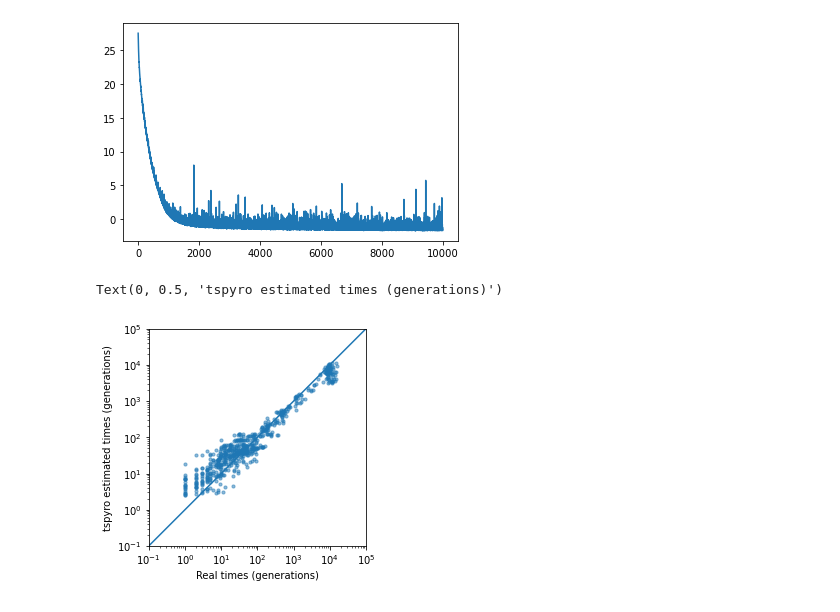
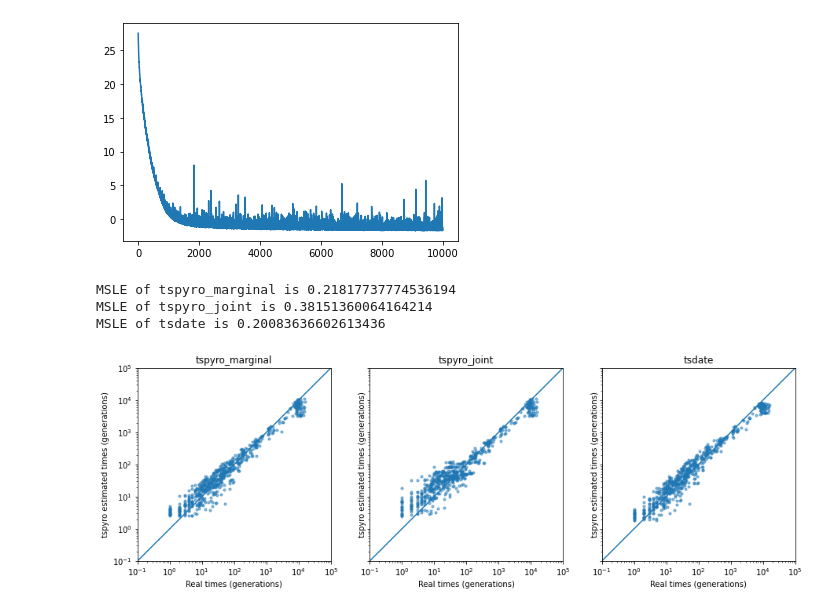
Before and after one commit to awohns/tspyro, a Jupyter notebook: validation/validation.ipynb, the cells around one changed output. Drawn from its saved outputs; the diff is of its cells as text; code cells hidden in the pictures.

```diff
--- a/validation/validation.ipynb
+++ b/validation/validation.ipynb
@@ -52 +85,3 @@ plt.plot(losses_marginal)
+# %%
+dated = tsdate.date(msprime_ts, mutation_rate=1e-8, Ne=2000)
 # %%
@@ -110,3 +156,11 @@ ax.view_init(10, 35)
 plt.tight_layout()
 # %% [output]
 [figure]
+# %%
+# Marginal inference of time
+
+priors = tsdate.build_prior_grid(sampled_ts, Ne=1000)
+slim_inferred_times_marginal, _, _, slim_guide_marginal, slim_losses_marginal = tspyro.models.fit_guide(
+    sampled_ts, leaf_location=None,
+    migration_likelihood=None,
+    priors=priors, mutation_rate=1e-8, steps=10000, log_every=1000)
@@ -124,7 +194,7 @@ migration_likelihood = poutine.mask(
     migration_likelihood, mask=mask)
 
 priors = tsdate.build_prior_grid(sampled_ts, Ne=1000)
-inferred_times, inferred_locations, migration_scale, guide, losses = tspyro.models.fit_guide(
+slim_inferred_times_joint, slim_inferred_locations, slim_migration_scale_joint, slim_guide_joint, slim_losses_joint = tspyro.models.fit_guide(
     sampled_ts, leaf_location=leaf_locations,
     migration_likelihood=migration_likelihood,
     priors=priors, mutation_rate=1e-8, steps=10000, log_every=1000)
@@ -144,18 +214,27 @@ plt.plot(losses)
 # %% [output]
 [<matplotlib.lines.Line2D at 0x...>]
 [figure]
+# %%
+dated_slim = tsdate.date(sampled_ts, mutation_rate=1e-8, Ne=1000)
 # %%
-fig = plt.figure()
-ax = fig.add_subplot()
-ax.set_aspect('equal')
-ax.scatter(sampled_ts.tables.nodes.time, inferred_times, s=10, alpha=0.5)
-ax.set_xlim(0.1, 100000)
-ax.set_ylim(0.1, 100000)
-ax.set_xscale("log")
-ax.set_yscale("log")
-ax.plot(plt.xlim(), plt.ylim())
-ax.set_xlabel("Real times (generations)")
-ax.set_ylabel("tspyro estimated times (generations)")
+fig, axes = plt.subplots(1, 3, sharex=True, sharey=True, figsize=(15,10))
+
+estimated_times = [slim_inferred_times_marginal, slim_inferred_times_joint, dated_slim.tables.nodes.time]
+estimation_names = ["tspyro_marginal", "tspyro_joint", "tsdate"]
+for ax, name, times in zip(axes, estimation_names, estimated_times):
+    ax.set_aspect('equal')
+    ax.scatter(sampled_ts.tables.nodes.time, times, s=10, alpha=0.5)
+    ax.set_xlim(0.1, 100000)
+    ax.set_ylim(0.1, 100000)
+    ax.set_xscale("log")
+    ax.set_yscale("log")
+    ax.plot(ax.get_xlim(), ax.get_ylim())
+    ax.set_xlabel("Real times (generations)")
+    ax.set_ylabel("tspyro estimated times (generations)")
+    ax.set_title(name)
+    print("MSLE of {} is {}".format(name, mean_squared_log_error(sampled_ts.tables.nodes.time, times)))
 # %% [output]
-Text(0, 0.5, 'tspyro estimated times (generations)')
+MSLE of tspyro_marginal is 0.21817737774536194
+MSLE of tspyro_joint is 0.38151360064164214
+MSLE of tsdate is 0.20083636602613436
-[figure, old version]
+[figure, new version]
```
Also changed, not shown: parts of 15 cells of this notebook, 1 other file.
